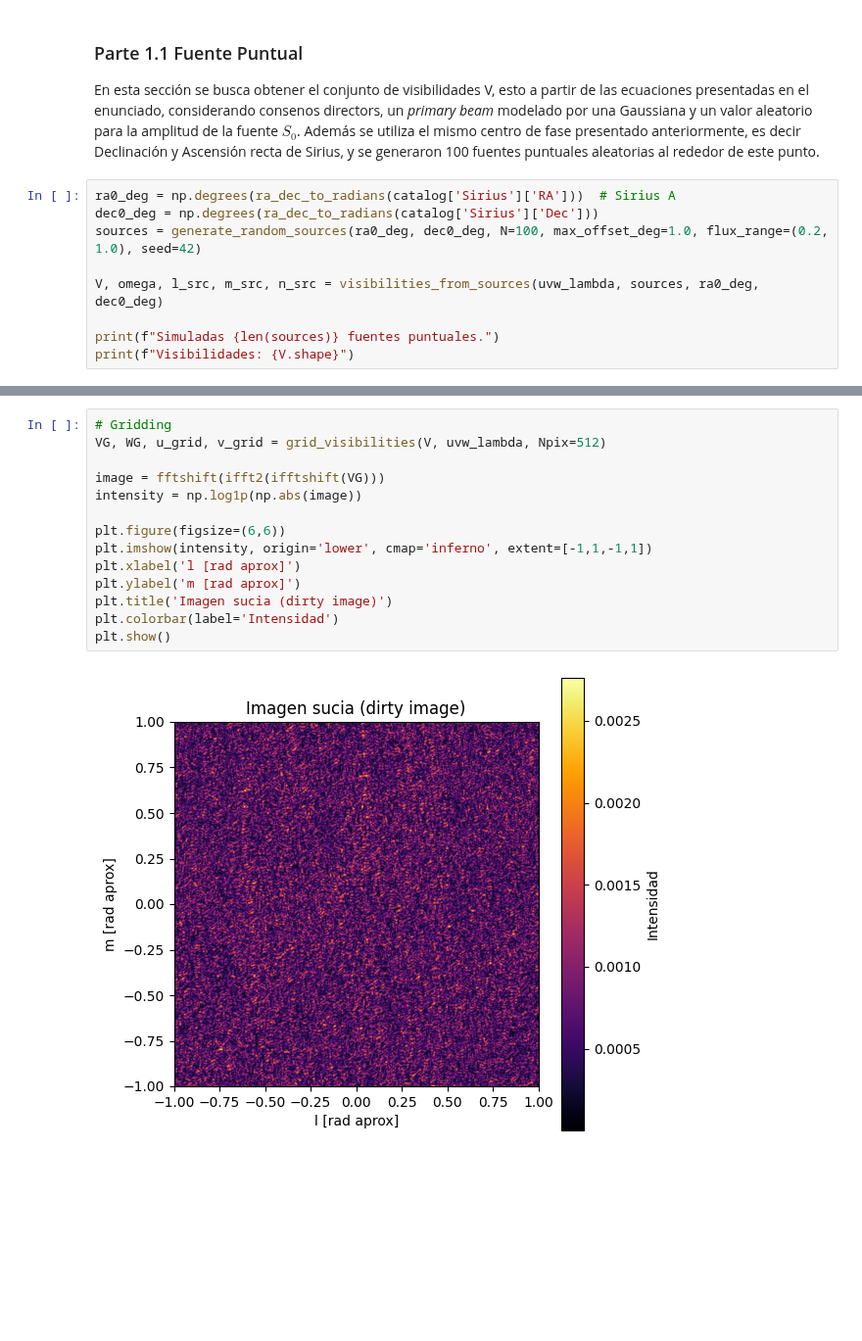
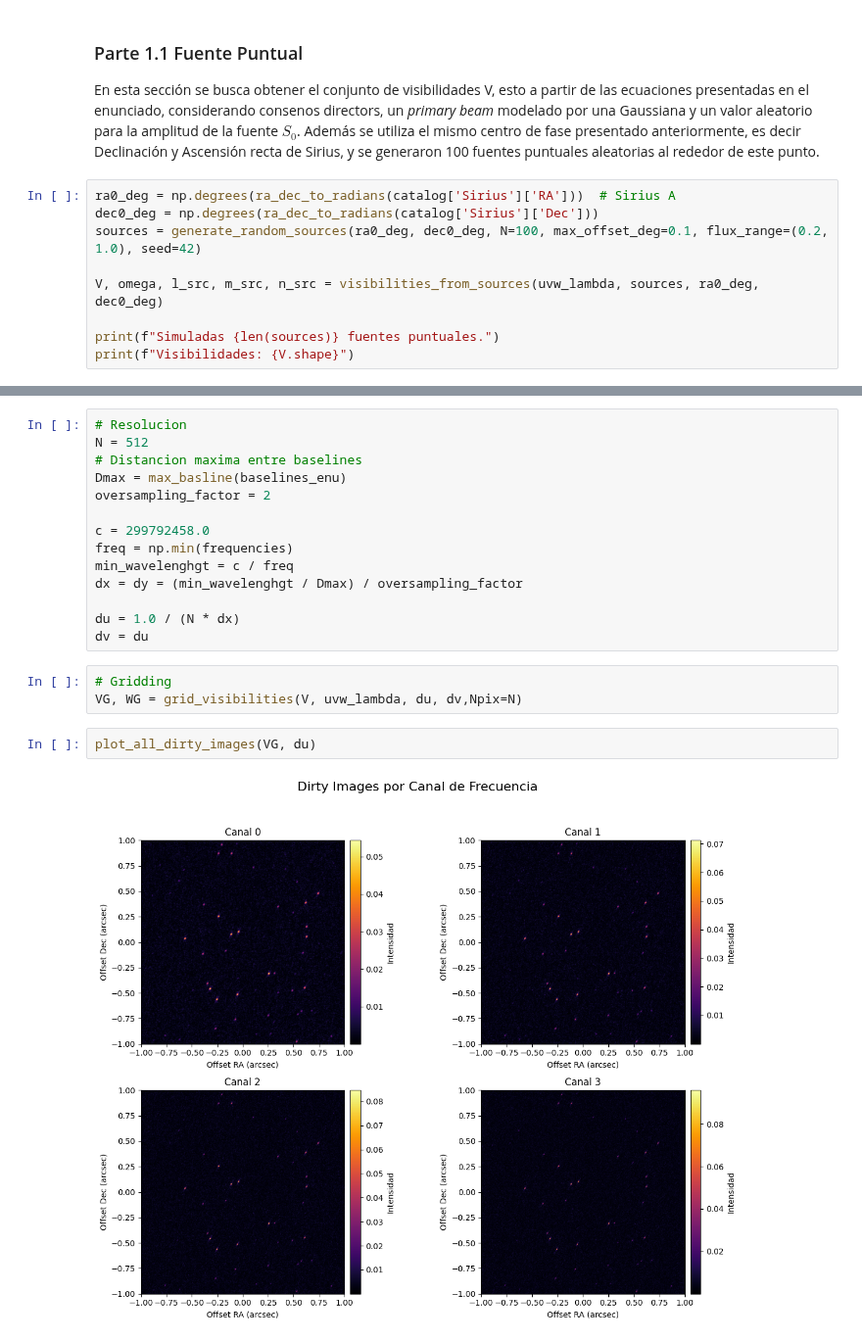
Before and after one commit to Mieres7/RadioInterferometry, a Jupyter notebook: lab1/laboratory1.ipynb, the cells around one changed output, grey strips where cells are left out. Shown at 98% size. Drawn from its saved outputs; the diff is of its cells as text; blank space fills up the shorter version.

```diff
--- a/lab1/laboratory1.ipynb
+++ b/lab1/laboratory1.ipynb
@@ -606,7 +750,7 @@ En esta sección se busca obtener el conjunto de visibilidades V, esto a partir
 # %%
 ra0_deg = np.degrees(ra_dec_to_radians(catalog['Sirius']['RA']))  # Sirius A
 dec0_deg = np.degrees(ra_dec_to_radians(catalog['Sirius']['Dec']))
-sources = generate_random_sources(ra0_deg, dec0_deg, N=100, max_offset_deg=1.0, flux_range=(0.2, 1.0), seed=42)
+sources = generate_random_sources(ra0_deg, dec0_deg, N=100, max_offset_deg=0.1, flux_range=(0.2, 1.0), seed=42)
 
 V, omega, l_src, m_src, n_src = visibilities_from_sources(uvw_lambda, sources, ra0_deg, dec0_deg)
 
@@ -621,16 +767,21 @@ Como parte final del laboratorio, se solicita realizar un grideo al conjunto de
+# %%
+# Resolucion
+N = 512
+# Distancion maxima entre baselines
+Dmax = max_basline(baselines_enu)
+oversampling_factor = 2
+
+c = 299792458.0
+freq = np.min(frequencies)
+min_wavelenghgt = c / freq
+dx = dy = (min_wavelenghgt / Dmax) / oversampling_factor
+
+du = 1.0 / (N * dx)
+dv = du
 # %%
 # Gridding
-VG, WG, u_grid, v_grid = grid_visibilities(V, uvw_lambda, Npix=512)
-
-image = fftshift(ifft2(ifftshift(VG)))
-intensity = np.log1p(np.abs(image))
-
-plt.figure(figsize=(6,6))
-plt.imshow(intensity, origin='lower', cmap='inferno', extent=[-1,1,-1,1])
-plt.xlabel('l [rad aprox]')
-plt.ylabel('m [rad aprox]')
-plt.title('Imagen sucia (dirty image)')
-plt.colorbar(label='Intensidad')
-plt.show()
+VG, WG = grid_visibilities(V, uvw_lambda, du, dv,Npix=N)
-# %% [output]
-[figure, removed]
+# %%
+plot_all_dirty_images(VG, du)
+# %% [output]
+[figure, added]
```
Also changed, not shown: parts of 13 cells of this notebook, 2 other files.
